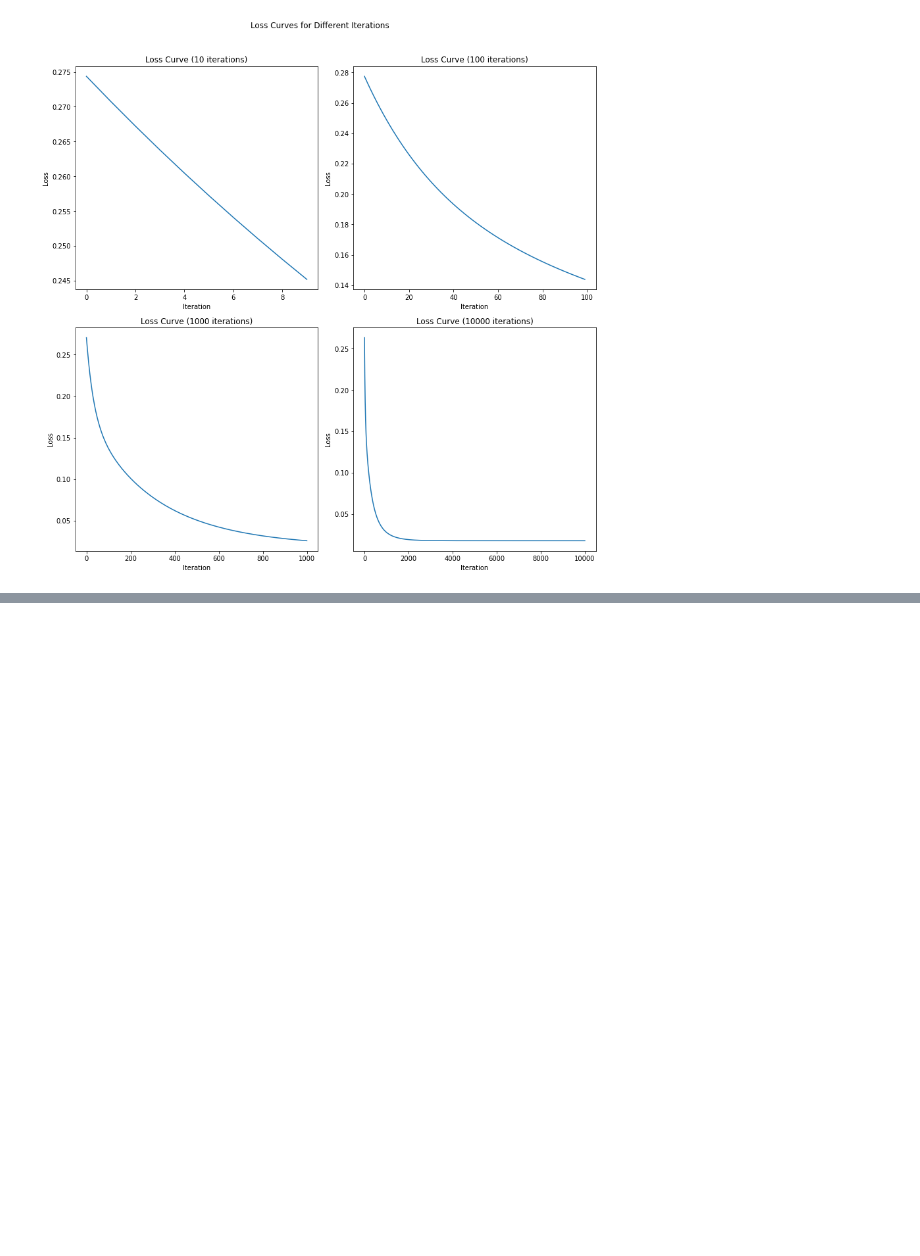
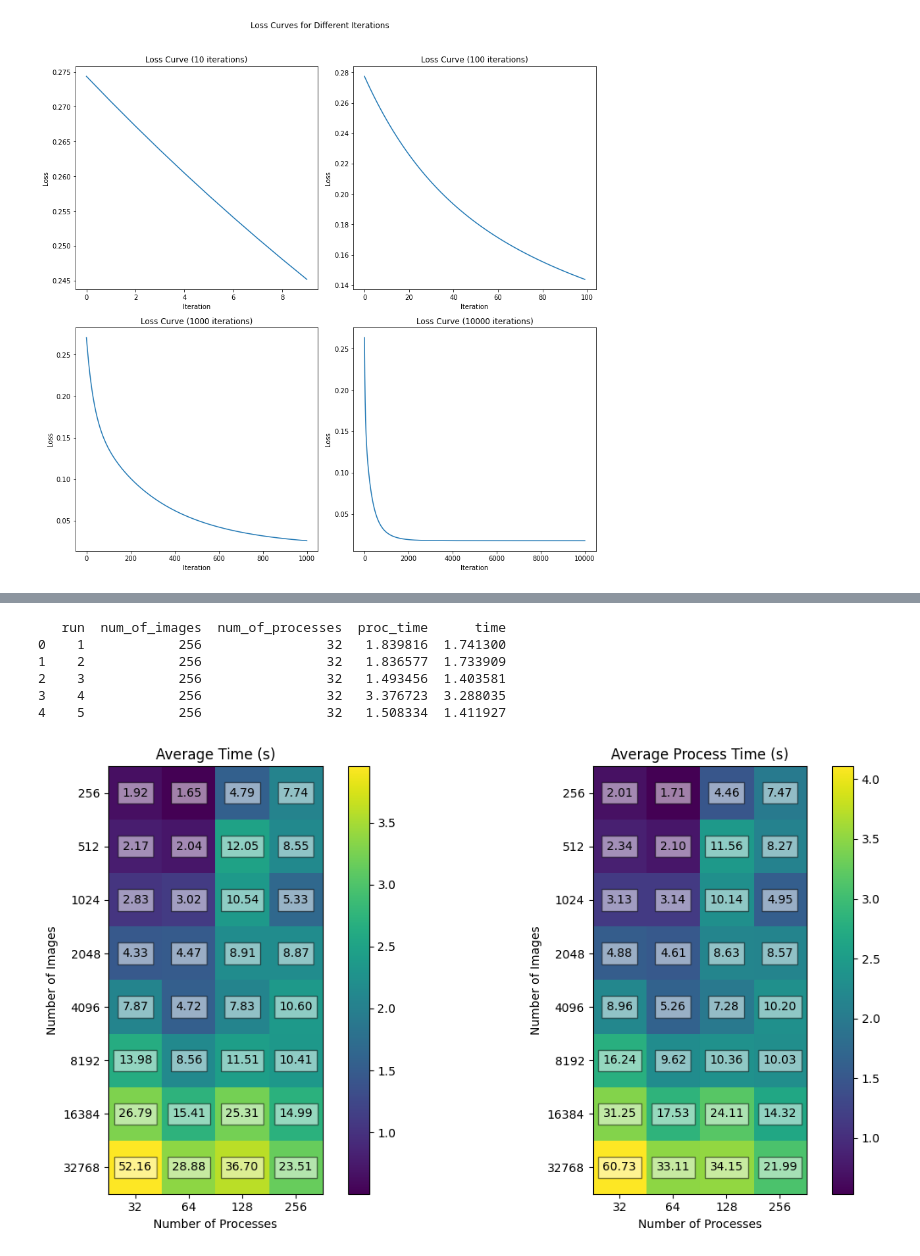
Before and after one commit to giorgiodaneri/ML_task3, a Jupyter notebook: results.ipynb, the cells around one changed output, grey strips where cells are left out. Cells and saved outputs as stored; diff of their text form; code cells hidden in the pictures; blank space fills up the shorter version.

```diff
--- a/results.ipynb
+++ b/results.ipynb
@@ -212,0 +280,55 @@ plt.show()
+# %%
+import pandas as pd
+import numpy as np
+import matplotlib.pyplot as plt
+
+# Load the data
+df = pd.read_csv("result.csv")
+print(df.head())
+# %% [output]
+   run  num_of_images  num_of_processes  proc_time      time
+0    1            256                32   1.839816  1.741300
+1    2            256                32   1.836577  1.733909
+2    3            256                32   1.493456  1.403581
+3    4            256                32   3.376723  3.288035
+4    5            256                32   1.508334  1.411927
+# %%
+# Extract the avreages based on the unique combinations of num_of_images and num_of_processes
+averages = df.groupby(['num_of_images', 'num_of_processes']).mean()
+# %%
+# plot two heatmaps side by side
+plt.figure(figsize=(12, 6))
+plt.subplot(1, 2, 1)
+plt.imshow(np.log(averages['time'].unstack()), cmap='viridis', interpolation='nearest')
+plt.colorbar()
+plt.title("Average Time (s)")
+plt.xlabel("Number of Processes")
+plt.ylabel("Number of Images")
+plt.xticks(range(len(averages.index.levels[1])), averages.index.levels[1])
+plt.yticks(range(len(averages.index.levels[0])), averages.index.levels[0])
+
+# add labels with a white background
+num_runs = len(df['run'].unique())
+for i in range(len(averages.index.levels[0])):
+    for j in range(len(averages.index.levels[1])):
+        plt.text(j, i, f"{averages['time'].iloc[i*(num_runs-1)+j]:.2f}", ha='center', va='center', color='black', bbox=dict(facecolor='white', alpha=0.5))
+
+plt.subplot(1, 2, 2)
+plt.imshow(np.log(averages['proc_time'].unstack()), cmap='viridis', interpolation='nearest')
+plt.colorbar()
+plt.title("Average Process Time (s)")
+plt.xlabel("Number of Processes")
+plt.ylabel("Number of Images")
+plt.xticks(range(len(averages.index.levels[1])), averages.index.levels[1])
+plt.yticks(range(len(averages.index.levels[0])), averages.index.levels[0])
+
+# add labels with a white background
+for i in range(len(averages.index.levels[0])):
+    for j in range(len(averages.index.levels[1])):
+        plt.text(j, i, f"{averages['proc_time'].iloc[i*(num_runs-1)+j]:.2f}", ha='center', va='center', color='black', bbox=dict(facecolor='white', alpha=0.5))
+
+
+plt.tight_layout()
+plt.show()
+# %% [output]
+[figure, added]
```
Also changed, not shown: parts of 6 cells of this notebook.
